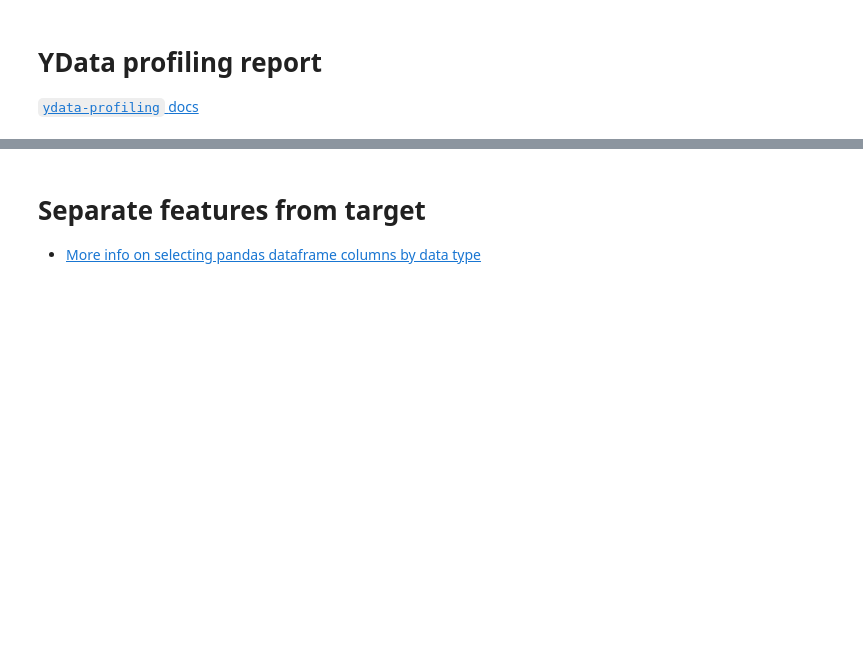
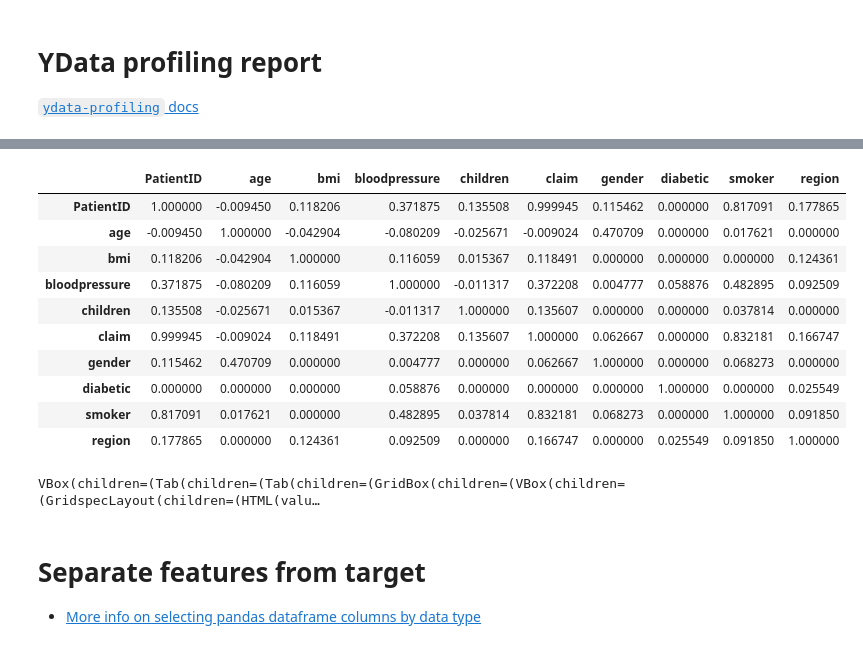
Before and after one commit to harisonmg/data-science-with-python, a Jupyter notebook: notebooks/insurance_claim_analysis.ipynb, the cells around one changed output, grey strips where cells are left out. Saved outputs shown, nothing was run; the diff lists cells and outputs as text; code cells hidden in the pictures; blank space fills up the shorter version.

```diff
--- a/notebooks/insurance_claim_analysis.ipynb
+++ b/notebooks/insurance_claim_analysis.ipynb
@@ -67,6 +67,6 @@ import sys
 # %%
 from ydata_profiling import ProfileReport
 
-report = ProfileReport(df, explorative=True)
+report = ProfileReport(df)
 report
 # %% [output]
@@ -74,3 +73,15 @@ report
+|  | PatientID | age | bmi | bloodpressure | children | claim | gender | diabetic | smoker | region |
+| PatientID | 1.000000 | -0.009450 | 0.118206 | 0.371875 | 0.135508 | 0.999945 | 0.115462 | 0.000000 | 0.817091 | 0.177865 |
+| age | -0.009450 | 1.000000 | -0.042904 | -0.080209 | -0.025671 | -0.009024 | 0.470709 | 0.000000 | 0.017621 | 0.000000 |
+| bmi | 0.118206 | -0.042904 | 1.000000 | 0.116059 | 0.015367 | 0.118491 | 0.000000 | 0.000000 | 0.000000 | 0.124361 |
+| bloodpressure | 0.371875 | -0.080209 | 0.116059 | 1.000000 | -0.011317 | 0.372208 | 0.004777 | 0.058876 | 0.482895 | 0.092509 |
+| children | 0.135508 | -0.025671 | 0.015367 | -0.011317 | 1.000000 | 0.135607 | 0.000000 | 0.000000 | 0.037814 | 0.000000 |
+| claim | 0.999945 | -0.009024 | 0.118491 | 0.372208 | 0.135607 | 1.000000 | 0.062667 | 0.000000 | 0.832181 | 0.166747 |
+| gender | 0.115462 | 0.470709 | 0.000000 | 0.004777 | 0.000000 | 0.062667 | 1.000000 | 0.000000 | 0.068273 | 0.000000 |
+| diabetic | 0.000000 | 0.000000 | 0.000000 | 0.058876 | 0.000000 | 0.000000 | 0.000000 | 1.000000 | 0.000000 | 0.025549 |
+| smoker | 0.817091 | 0.017621 | 0.000000 | 0.482895 | 0.037814 | 0.832181 | 0.068273 | 0.000000 | 1.000000 | 0.091850 |
+| region | 0.177865 | 0.000000 | 0.124361 | 0.092509 | 0.000000 | 0.166747 | 0.000000 | 0.025549 | 0.091850 | 1.000000 |
+VBox(children=(Tab(children=(Tab(children=(GridBox(children=(VBox(children=(GridspecLayout(children=(HTML(valu…
 # %% [markdown]
 # Separate features from target
 - [More info on selecting pandas dataframe columns by data type](https://pandas.pydata.org/docs/reference/api/pandas.DataFrame.select_dtypes.html)
```
Also changed, not shown: parts of 2 cells of this notebook.
